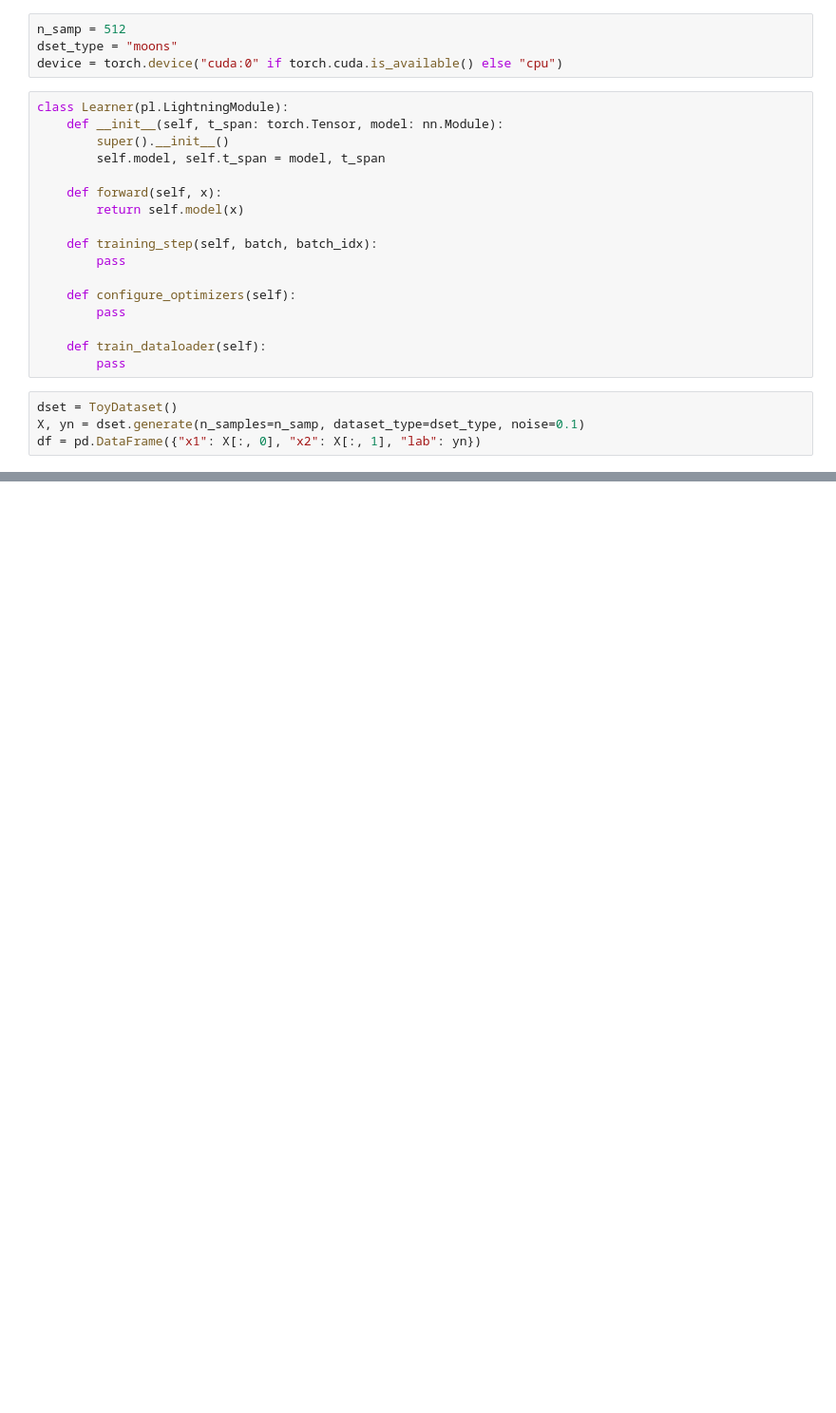
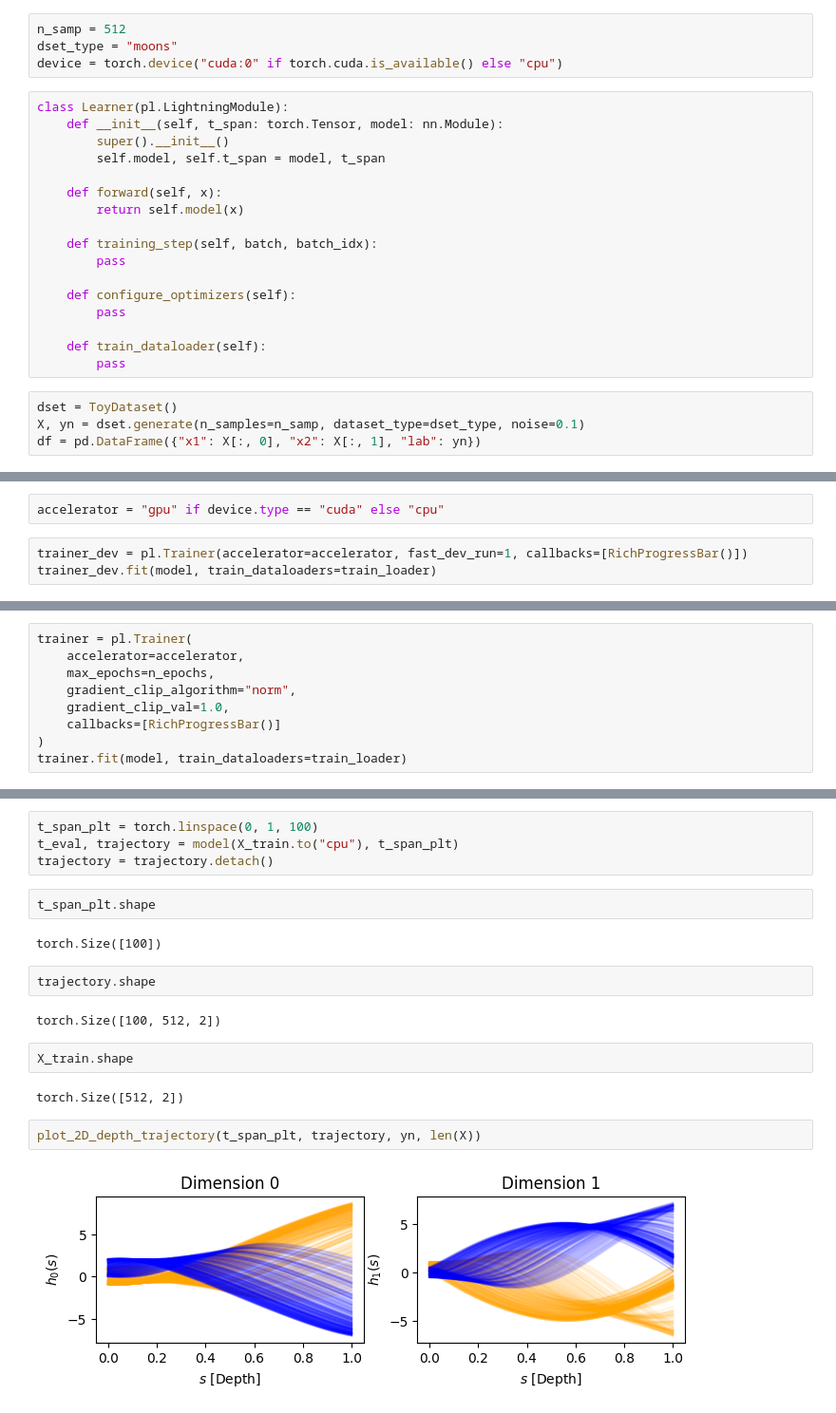
Before and after one commit to cjc77/pytorch-self-study, a Jupyter notebook: neural_diff_eq/torchdyn1.ipynb, the cells around one changed output, grey strips where cells are left out. Shown: that part at 95% size. Cells and saved outputs as stored; diff of their text form; blank space fills up the shorter version.

```diff
--- a/neural_diff_eq/torchdyn1.ipynb
+++ b/neural_diff_eq/torchdyn1.ipynb
@@ -48,0 +90,5 @@ trainloader = data.DataLoader(train, batch_size=len(X), shuffle=True)
+# %%
+accelerator = "gpu" if device.type == "cuda" else "cpu"
+# %%
+trainer_dev = pl.Trainer(accelerator=accelerator, fast_dev_run=1, callbacks=[RichProgressBar()])
+trainer_dev.fit(model, train_dataloaders=train_loader)
@@ -48,0 +116,9 @@ trainloader = data.DataLoader(train, batch_size=len(X), shuffle=True)
+# %%
+trainer = pl.Trainer(
+    accelerator=accelerator,
+    max_epochs=n_epochs,
+    gradient_clip_algorithm="norm",
+    gradient_clip_val=1.0,
+    callbacks=[RichProgressBar()]
+)
+trainer.fit(model, train_dataloaders=train_loader)
@@ -48,0 +146,20 @@ trainloader = data.DataLoader(train, batch_size=len(X), shuffle=True)
+# %%
+t_span_plt = torch.linspace(0, 1, 100)
+t_eval, trajectory = model(X_train.to("cpu"), t_span_plt)
+trajectory = trajectory.detach()
+# %%
+t_span_plt.shape
+# %% [output]
+torch.Size([100])
+# %%
+trajectory.shape
+# %% [output]
+torch.Size([100, 512, 2])
+# %%
+X_train.shape
+# %% [output]
+torch.Size([512, 2])
+# %%
+plot_2D_depth_trajectory(t_span_plt, trajectory, yn, len(X))
+# %% [output]
+[figure, added]
```
Also changed, not shown: parts of 11 cells of this notebook, 2 other files.
